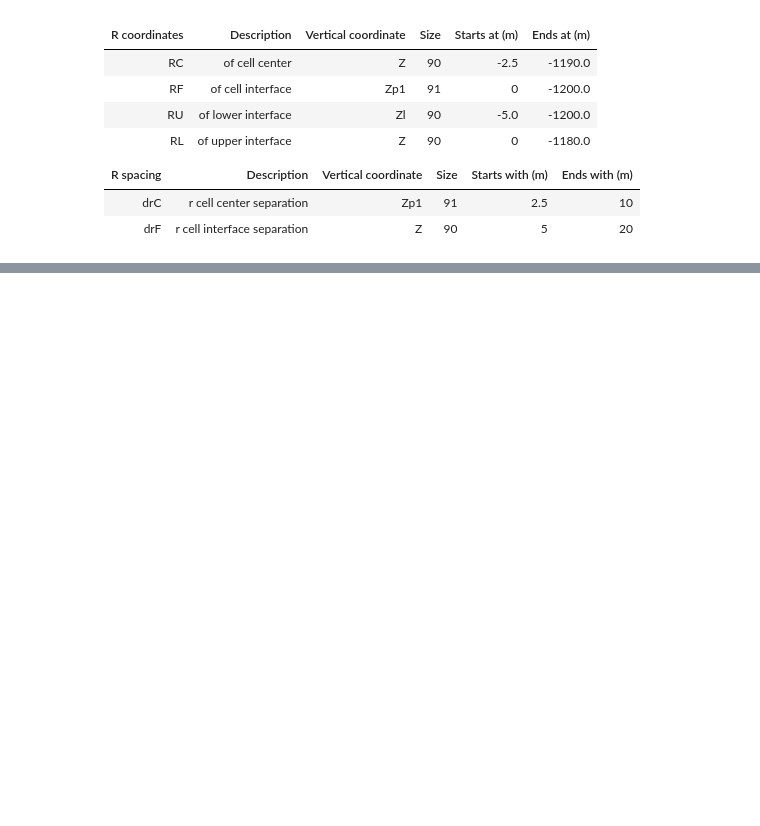
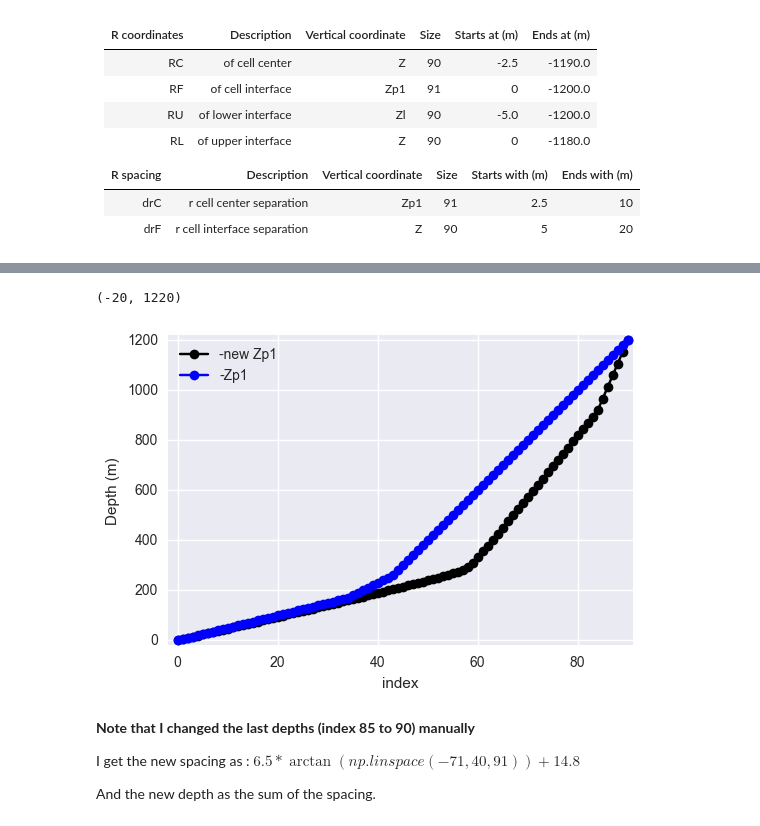
Before and after one commit to UBC-MOAD/outputanalysisnotebooks, a Jupyter notebook: NutrientProfiles/NewVertResolution/Change_vertical_resolution.ipynb, the cells around one changed output, grey strips where cells are left out. Drawn from its saved outputs; the diff is of its cells as text; code cells hidden in the pictures; blank space fills up the shorter version.

```diff
--- a/NutrientProfiles/NewVertResolution/Change_vertical_resolution.ipynb
+++ b/NutrientProfiles/NewVertResolution/Change_vertical_resolution.ipynb
@@ -89,0 +103,29 @@ ax1.plot(np.linspace(0,1200,90),7*np.arctan(0.05*np.linspace(-600,600,90))+15.5)
+# %%
+# Save new spacing
+new_drF = 6.5*np.arctan(np.linspace(-71,40,91))+14.8
+new_depths = np.empty(91)
+
+for ii in range(91):
+    new_depths[ii] = np.sum(new_drF[0:ii])
+
+for ii in range(85,91):
+    new_depths[ii] = np.sum(new_depths[ii-1]+(1200-new_depths[84])/6)
+    new_drF[ii] = (1200-new_depths[84])/6
+# %%
+fig,ax1 = plt.subplots(1,1, figsize=(6,4))
+ax1.plot(range(91),new_depths, 'ko-',label ='-new Zp1')
+ax1.plot(range(91),-Zp1,'bo-',label='-Zp1')
+ax1.legend(loc=0)
+ax1.set_xlabel('index')
+ax1.set_ylabel('Depth (m)')
+ax1.set_xlim(-2,91)
+ax1.set_ylim(-20,1220)
+# %% [output]
+(-20, 1220)
+[figure, added]
+# %% [markdown]
+**Note that I changed the last depths (index 85 to 90) manually**
+
+I get the new spacing as : $6.5*\arctan(np.linspace(-71,40,91))+14.8$
+
+And the new depth as the sum of the spacing.
```
Also changed, not shown: parts of 5 cells of this notebook.
